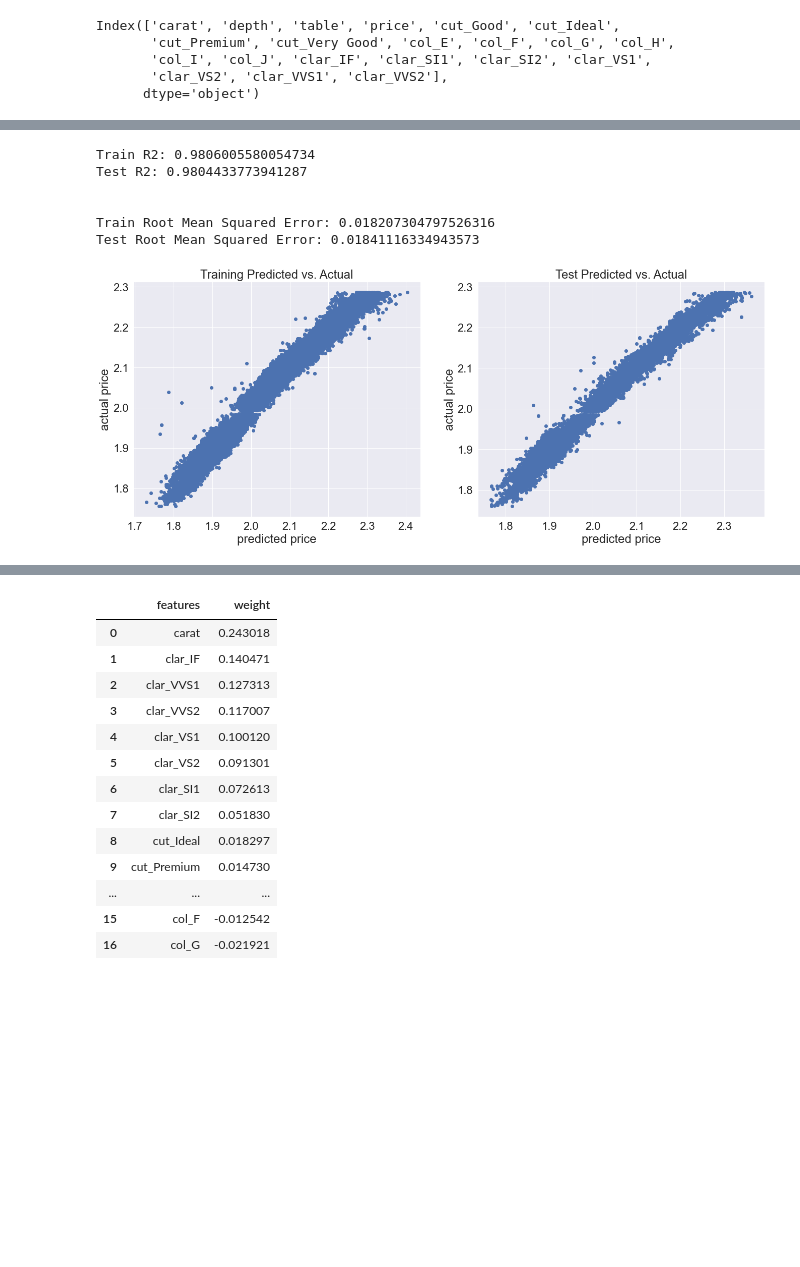
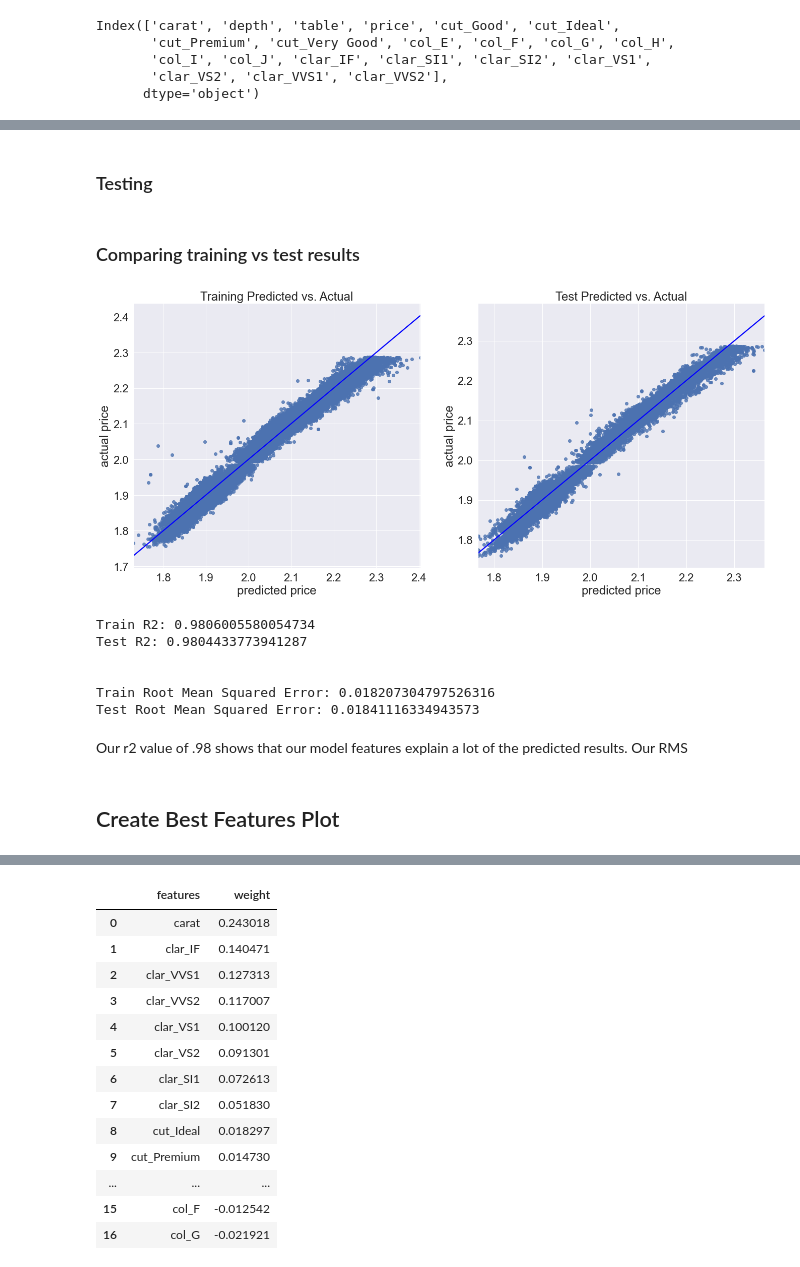
Before and after one commit to chrispfchung/diamonds-regression-project, a Jupyter notebook: Lin_reg_project_code_bpb-modeling.ipynb, the cells around one changed output, grey strips where cells are left out. Drawn from its saved outputs; the diff is of its cells as text; code cells hidden in the pictures; blank space fills up the shorter version.

Commit message:
cleaning up modeling notebook

```diff
--- a/Lin_reg_project_code_bpb-modeling.ipynb
+++ b/Lin_reg_project_code_bpb-modeling.ipynb
@@ -228,6 +256,8 @@ Warnings:
 [1] Standard Errors assume that the covariance matrix of the errors is correctly specified.
 [2] The condition number is large, 6.35e+03. This might indicate that there are
 strong multicollinearity or other numerical problems.
+# %% [markdown]
+### Testing
 # %%
 from sklearn.linear_model import LinearRegression
 
@@ -237,4 +267,23 @@ linreg.fit(X_train, y_train)
 #Calculate predictions on training and test sets
 y_hat_train = linreg.predict(X_train)
 y_hat_test = linreg.predict(X_test)
+# %% [markdown]
+### Comparing training vs test results
+# %%
+fig = plt.figure(figsize=(20,9))
+sns.set(font_scale=2)
+plt.subplot(1,2,1)
+sns.regplot(y_hat_train, y_train, line_kws={'color': 'blue'})
+plt.xlabel('predicted price')
+plt.ylabel('actual price')
+plt.title('Training Predicted vs. Actual')
+
+plt.subplot(1,2,2)
+sns.regplot(y_hat_test, y_test, line_kws={'color': 'blue'})
+plt.xlabel('predicted price')
+plt.ylabel('actual price')
+plt.title('Test Predicted vs. Actual')
+style.use('ggplot');
+# %% [output]
+[figure, added]
 # %%
@@ -253,23 +301,10 @@ Test R2: 0.9804433773941287
 
 Train Root Mean Squared Error: 0.018207304797526316
 Test Root Mean Squared Error: 0.01841116334943573
-# %%
-fig = plt.figure(figsize=(20,8))
-sns.set(font_scale=2)
-plt.subplot(1,2,1)
-plt.scatter(y_hat_train, y_train)
-plt.xlabel('predicted price')
-plt.ylabel('actual price')
-plt.title('Training Predicted vs. Actual')
-
-plt.subplot(1,2,2)
-plt.scatter(y_hat_test, y_test)
-plt.xlabel('predicted price')
-plt.ylabel('actual price')
-plt.title('Test Predicted vs. Actual')
-style.use('ggplot');
-# %% [output]
-[figure, removed]
+# %% [markdown]
+Our r2 value of .98 shows that our model features explain a lot of the predicted results. Our RMS
+# %% [markdown]
+## Create Best Features Plot
 # %%
 feature_list = dict(zip(X_train.columns,linreg.coef_))
 # sort by highest weights
```
Also changed, not shown: parts of 21 cells of this notebook.
